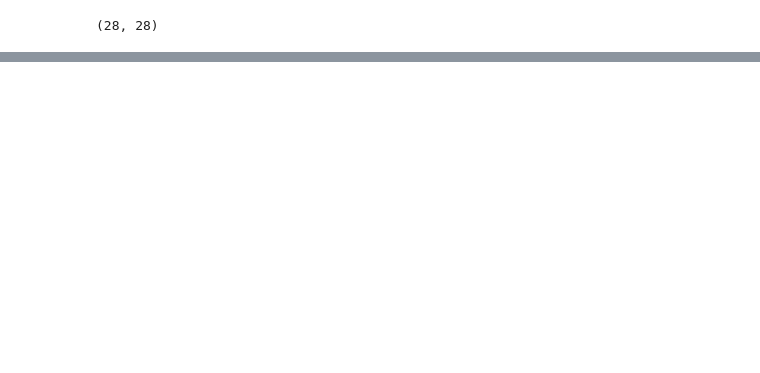
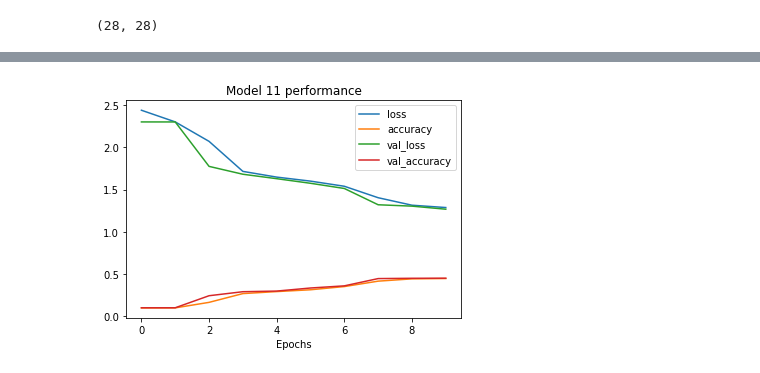
Before and after one commit to patricetg/tensorflow-deeplearning, a Jupyter notebook: 02_neural_network_classification_with_tensorflow.ipynb, the cells around one changed output, grey strips where cells are left out. Cells and saved outputs as stored; diff of their text form; code cells hidden in the pictures; blank space fills up the shorter version.

Commit message:
Learned multi-class classification

```diff
--- a/02_neural_network_classification_with_tensorflow.ipynb
+++ b/02_neural_network_classification_with_tensorflow.ipynb
@@ -1288,0 +1344,21 @@ train_data[0].shape
+# %%
+# Set random seed
+tf.random.set_seed(42)
+
+# 1. Create the model
+model_11 = tf.keras.models.Sequential([
+    tf.keras.layers.Flatten(input_shape=(28,28)), # Flatten the inputs of 28x28 shape to one long vector, and pass it to the next layer
+    tf.keras.layers.Dense(4,activation=tf.keras.activations.relu),
+    tf.keras.layers.Dense(4,activation=tf.keras.activations.relu),
+    tf.keras.layers.Dense(10,activation=tf.keras.activations.softmax),
+])
+
+# 2. Compile the model
+model_11.compile(loss=tf.keras.losses.SparseCategoricalCrossentropy(), # SparseCategoricalCrossentropy() is used because we are doing multiclass classification on data which labels are not one-hot encoded
+                optimizer=tf.keras.optimizers.Adam(),
+                metrics=["accuracy"])
+
+# 3. Fit the model
+history_11 = model_11.fit( train_data ,train_labels,
+                          validation_data= (test_data, test_labels),
+                          epochs=10, verbose=1,)
@@ -1288,0 +1471,9 @@ train_data[0].shape
+# %%
+# Model 11 performance plot
+history_df11 = pd.DataFrame(history_11.history)
+history_df11.plot()
+
+plt.xlabel("Epochs")
+plt.title("Model 11 performance");
+# %% [output]
+[figure, added]
```
Also changed, not shown: parts of 90 cells of this notebook.
